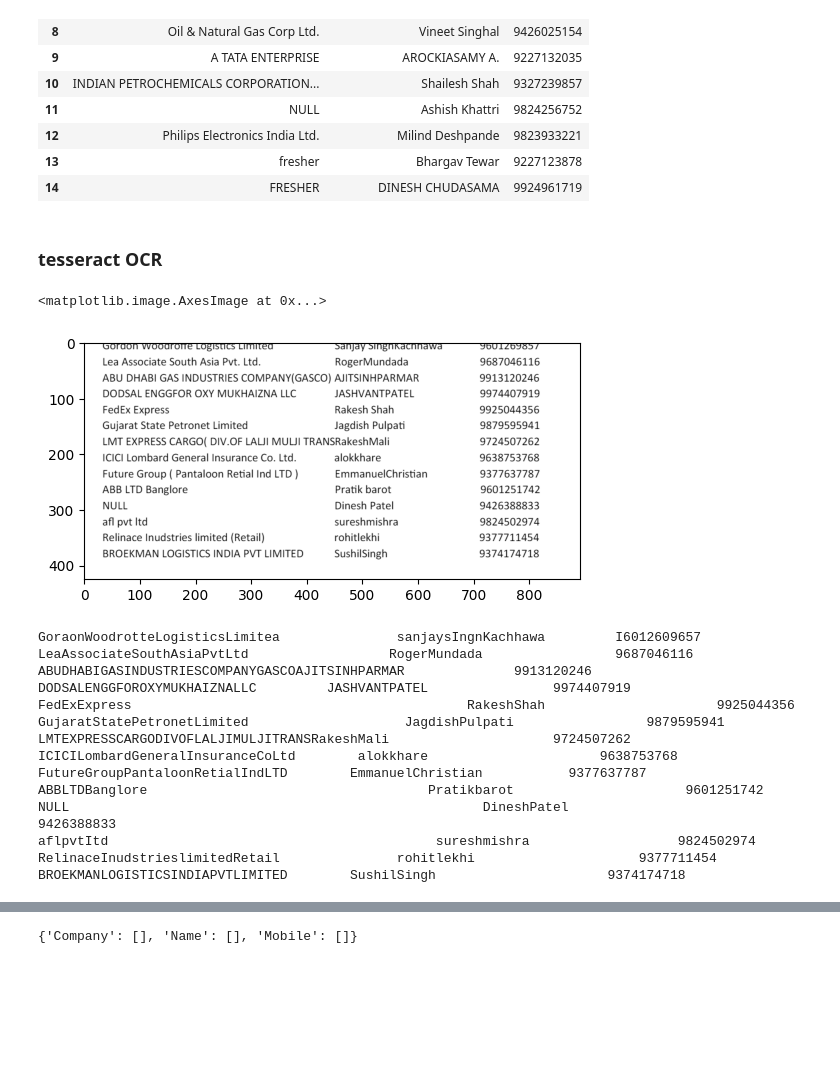
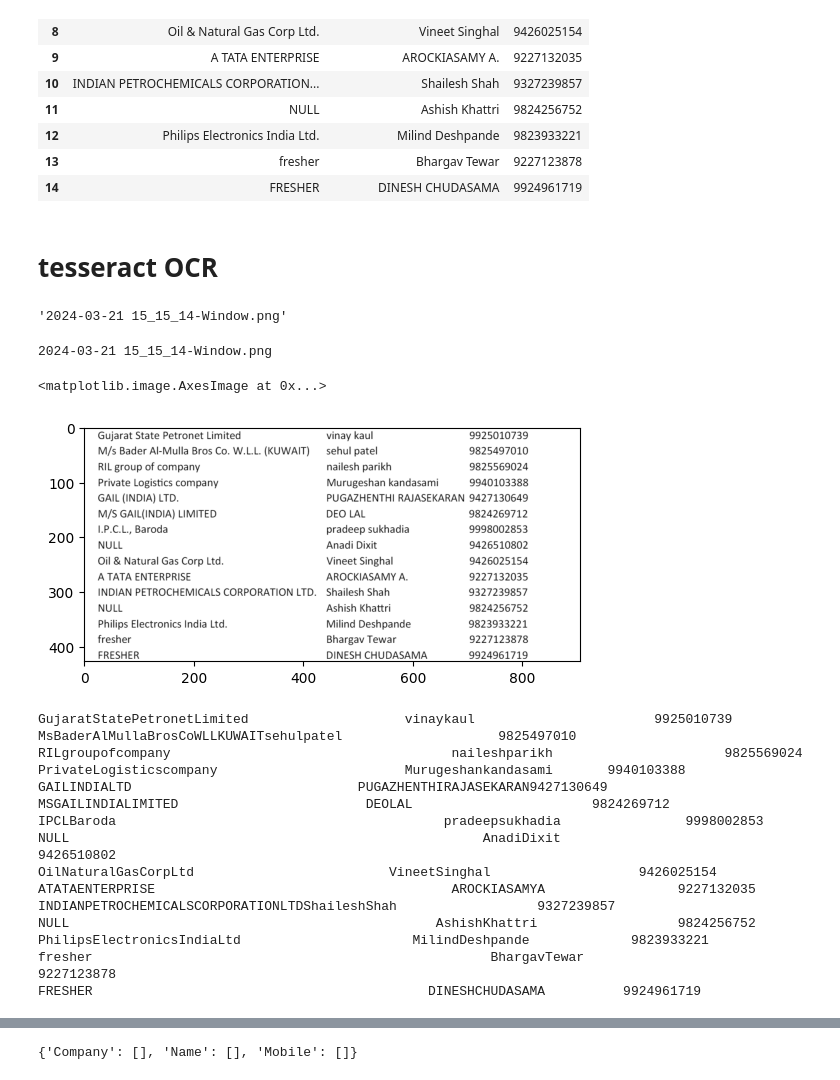
Before and after one commit to geddadasuresh84326/image_processing, a Jupyter notebook: test.ipynb, the cells around one changed output, grey strips where cells are left out. Drawn from its saved outputs; the diff is of its cells as text; code cells hidden in the pictures; blank space fills up the shorter version.

```diff
--- a/test.ipynb
+++ b/test.ipynb
@@ -157,20 +157,36 @@ df
 # %%
 df.to_csv("list.csv",index=False)
 # %% [markdown]
-### tesseract OCR
+# tesseract OCR
 # %%
 import cv2
 import matplotlib.pyplot as plt
 import pytesseract
+# %%
+import os
+
+folder_path = os.path.join("data")
+file_names = os.listdir(folder_path)
+
+file_list = []
+for file in file_names:
+    file_list.append(file)
+# %%
+file_list[36]
+# %% [output]
+'2024-03-21 15_15_14-Window.png'
 # %%
-image = cv2.imread('2024-03-21 15_00_23-Window.png')
+# image = cv2.imread(f'data/{file_list[36]}')
+image = cv2.imread(f'data/2024-03-21 14_33_16-Window.png')
 
+print(file_list[36])
 gray = cv2.cvtColor(image,cv2.COLOR_BGR2GRAY)
 
 plt.imshow(cv2.cvtColor(gray,cv2.COLOR_BGR2RGB))
 # %% [output]
-<matplotlib.image.AxesImage at 0x...>
+2024-03-21 15_15_14-Window.png
+<matplotlib.image.AxesImage at 0x...>
-[figure, old version]
+[figure, new version]
 # %%
 # Initialize Tesseract OCR engine
 tesseract_config = r'--oem 3 --psm 6'  # OCR Engine Mode (OEM) 3 for default, Page Segmentation Mode (PSM) 6 for a single uniform block of text
@@ -186,20 +202,21 @@ text = pytesseract.image_to_string(gray, config=tesseract_config)
 # Extracted text
 print(text)
 # %% [output]
-GoraonWoodrotteLogisticsLimitea               sanjaysIngnKachhawa         I6012609657
-LeaAssociateSouthAsiaPvtLtd                  RogerMundada                 9687046116
-ABUDHABIGASINDUSTRIESCOMPANYGASCOAJITSINHPARMAR              9913120246
-DODSALENGGFOROXYMUKHAIZNALLC         JASHVANTPATEL                9974407919
-FedExExpress                                           RakeshShah                      9925044356
-GujaratStatePetronetLimited                    JagdishPulpati                 9879595941
-LMTEXPRESSCARGODIVOFLALJIMULJITRANSRakeshMali                     9724507262
-ICICILombardGeneralInsuranceCoLtd        alokkhare                      9638753768
-FutureGroupPantaloonRetialIndLTD        EmmanuelChristian           9377637787
-ABBLTDBanglore                                    Pratikbarot                      9601251742
-NULL                                                     DineshPatel                      9426388833
-aflpvtItd                                          sureshmishra                   9824502974
-RelinaceInudstrieslimitedRetail               rohitlekhi                     9377711454
-BROEKMANLOGISTICSINDIAPVTLIMITED        SushilSingh                      9374174718
+GujaratStatePetronetLimited                    vinaykaul                       9925010739
+MsBaderAlMullaBrosCoWLLKUWAITsehulpatel                    9825497010
+RILgroupofcompany                                    naileshparikh                      9825569024
+PrivateLogisticscompany                        Murugeshankandasami       9940103388
+GAILINDIALTD                             PUGAZHENTHIRAJASEKARAN9427130649
+MSGAILINDIALIMITED                        DEOLAL                       9824269712
+IPCLBaroda                                          pradeepsukhadia                9998002853
+NULL                                                     AnadiDixit                        9426510802
+OilNaturalGasCorpLtd                         VineetSinghal                   9426025154
+ATATAENTERPRISE                                      AROCKIASAMYA                 9227132035
+INDIANPETROCHEMICALSCORPORATIONLTDShaileshShah                  9327239857
+NULL                                               AshishKhattri                  9824256752
+PhilipsElectronicsIndiaLtd                      MilindDeshpande             9823933221
+fresher                                                   BhargavTewar                   9227123878
+FRESHER                                           DINESHCHUDASAMA          9924961719
 # %%
 rows = text.strip().split()
 # %%
```
Also changed, not shown: parts of 9 cells of this notebook.
